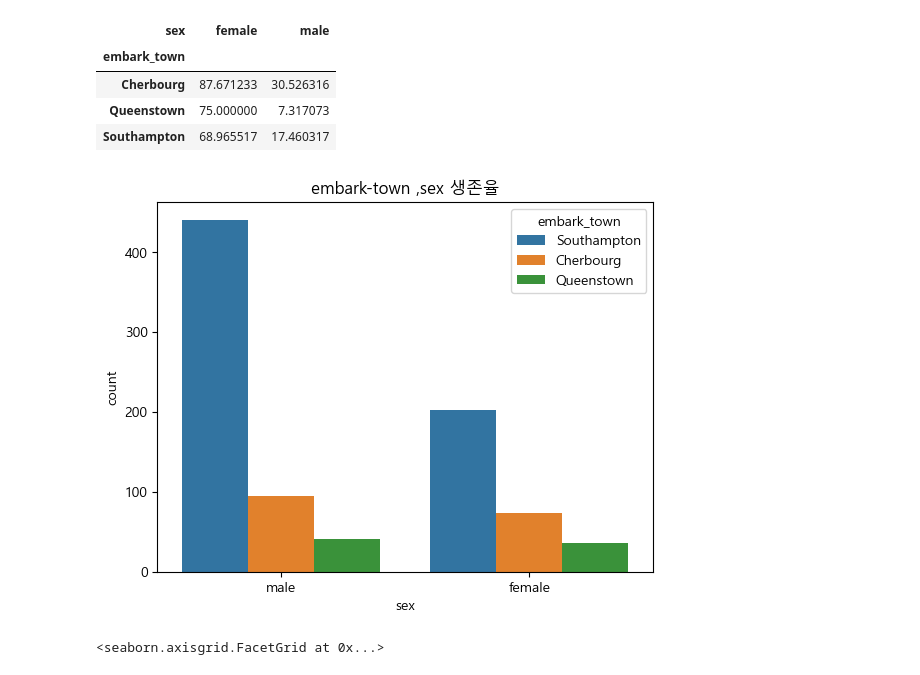
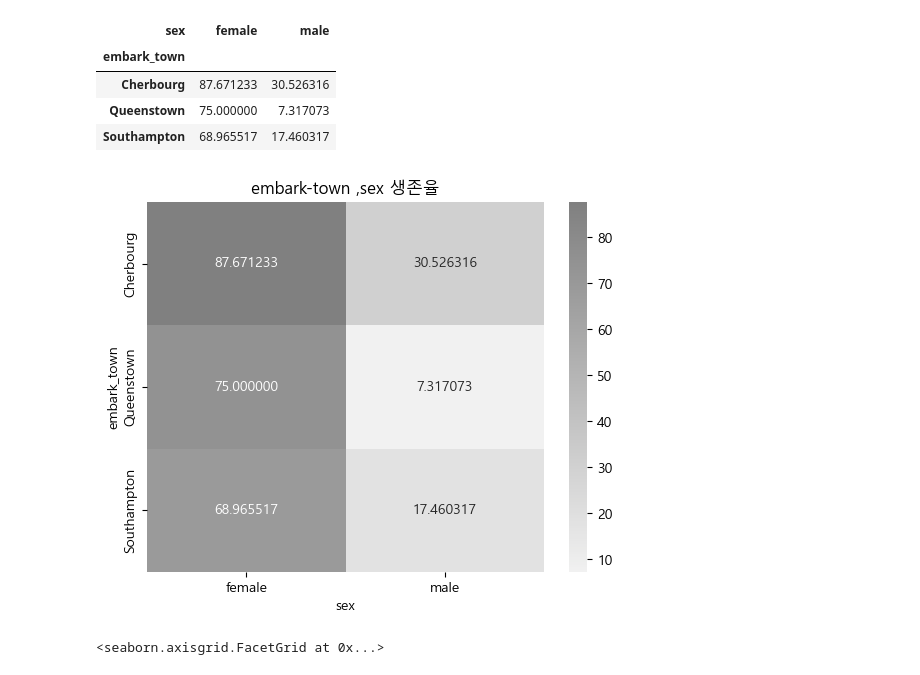
Before and after one commit to hyangshim/DataAnalysis_lecture-2023.04, a Jupyter notebook: 03.시각화/05.Seaborn.ipynb, the cells around one changed output. Cells and saved outputs as stored; diff of their text form; code cells hidden in the pictures.

```diff
--- a/03.시각화/05.Seaborn.ipynb
+++ b/03.시각화/05.Seaborn.ipynb
@@ -223,11 +223,12 @@ dt
 | Queenstown | 75.000000 | 7.317073 |
 | Southampton | 68.965517 | 17.460317 |
 # %%
-sns.countplot(x='sex', hue='embark_town', data=titanic)
+sns.heatmap(dt, cmap=sns.light_palette("gray", as_cmap=True),
+            annot=True, fmt='f')
 plt.title('embark-town ,sex 생존율')
 plt.show()
 # %% [output]
-[figure, old version]
+[figure, new version]
 # %%
 #나이 = displot
 sns.displot(x='age',data=titanic,kde=True)
```
Also changed, not shown: parts of 3 cells of this notebook, 7 other files.
